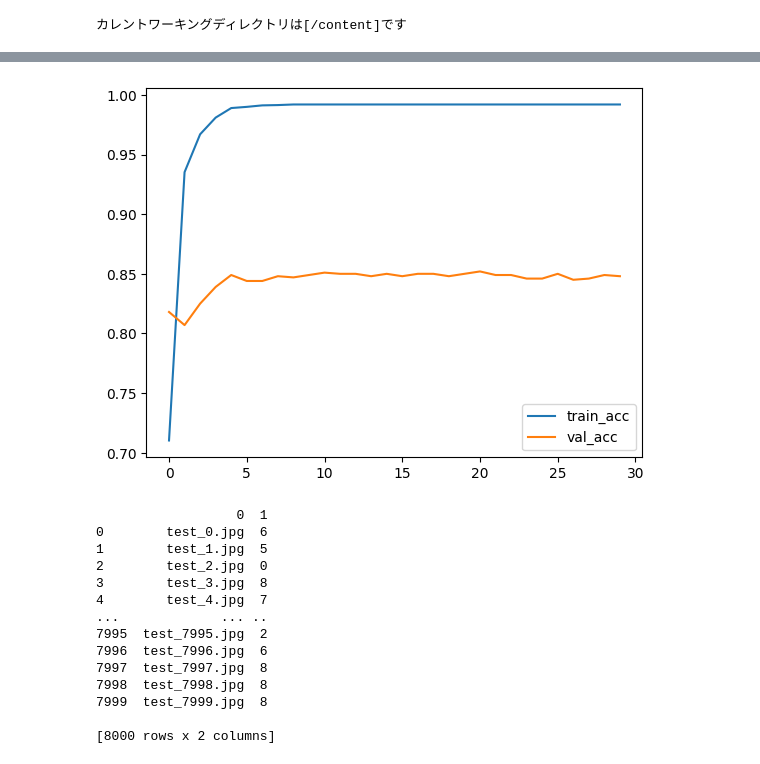
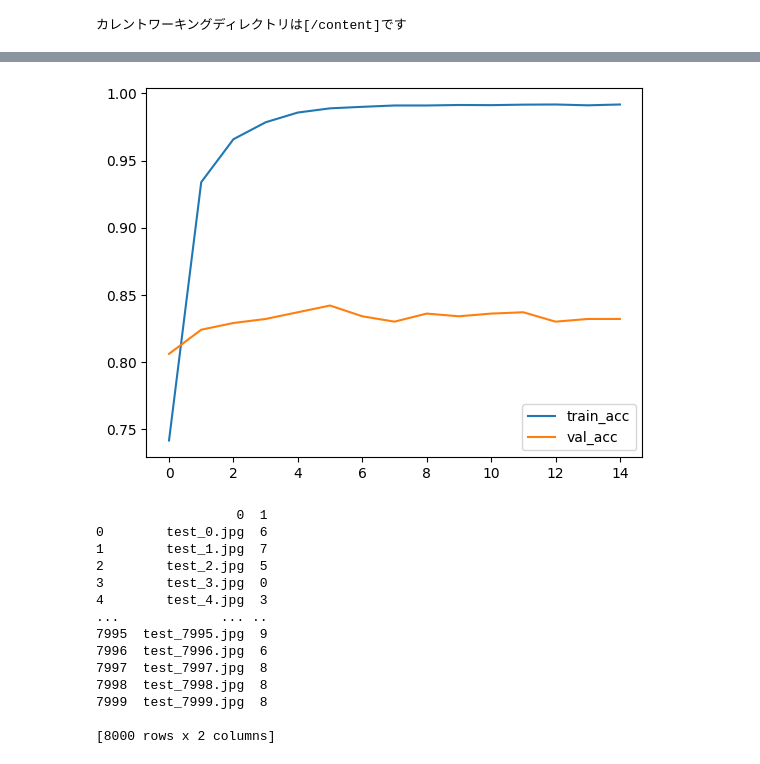
Before and after one commit to yakkunn7422/public_colab, a Jupyter notebook: 2024_AIC2_thema1_main5.ipynb, the cells around one changed output, grey strips where cells are left out. Cells and saved outputs as stored; diff of their text form; code cells hidden in the pictures.

```diff
--- a/2024_AIC2_thema1_main5.ipynb
+++ b/2024_AIC2_thema1_main5.ipynb
@@ -178,7 +238,7 @@ import torch
 import torch.nn as nn
 import torch.optim as optim
 import albumentations
-from torch.utils.data import Dataset
+from torch.utils.data import Dataset, ConcatDataset
 from torchvision import datasets, models, transforms
 from PIL import Image, ImageFilter
 
@@ -190,8 +250,8 @@ work_dir =  '/content/sample_data'
 DEVICE = "cuda" if torch.cuda.is_available() else "cpu"
 TARGET_NUM = 10
 BATCH_SIZE = 128
-LEARNING_RATE = 0.01
-EPOCH = 10
+LEARNING_RATE = 0.005
+EPOCH = 15
 TRANSFER_LEARNING = True
 MODEL_LEARNING = True
 
@@ -200,7 +260,8 @@ data_transforms = {
     'train': transforms.Compose([
         transforms.Resize(256),
         transforms.RandomHorizontalFlip(p=0.5),
-        transforms.GaussianBlur(kernel_size=3, sigma=(0.1, 2.0)),
+        transforms.GaussianBlur(kernel_size=5, sigma=(0.1, 2.0)),
+        transforms.ColorJitter(brightness=0.5, contrast=0.5, saturation=0.5, hue=0.5),
         transforms.ToTensor(),
         transforms.Normalize([0.485, 0.456, 0.406], [0.229, 0.224, 0.225]),
     ]),
@@ -211,7 +272,8 @@ data_transforms = {
     ]),
 }
 
-#dataset作成
+# dataset追加対応
+#dataset作成(旧)
 image_datasets = {
     'train': datasets.ImageFolder('/content/sample_data/new_train_images/train',data_transforms['train']),
     'val': datasets.ImageFolder('/content/sample_data/new_train_images/val',data_transforms['val'])
@@ -229,10 +291,6 @@ dataset_sizes= {
     'val':len(image_datasets['val'])
 }
 
-if not MODEL_LEARNING:
-    print("処理を停止します。")
-    sys.exit()  # プログラムを終了
-
 #ResNet18モデル定義
 def get_model(target_num,isPretrained=False):
 
@@ -245,6 +303,10 @@ def get_model(target_num,isPretrained=False):
     model_ft.fc = nn.Linear(512, target_num)
     model_ft = model_ft.to(DEVICE)
     return model_ft
+
+if not MODEL_LEARNING:
+    print("処理を停止します。")
+    sys.exit()  # プログラムを終了
 
 #モデルのインスタンス作成 転移学習なし（FALSE）
 model_ft = get_model(target_num=TARGET_NUM,isPretrained=TRANSFER_LEARNING)
@@ -351,4 +413,4 @@ train:フェイズ
-[figure, old version]
+[figure, new version]
 # %%
 #学習したモデルを使ってtestデータの推論を実施
 import pandas as pd
@@ -367,8 +429,8 @@ save_dir           = '/content/drive/MyDrive/2024_AIContest2/Thema1/'
 test_zip_file_path = '/content/sample_data/test_images.zip'
 test_file_dir      = os.path.join(work_dir, 'test_images')
 report_format_tsv  = os.path.join(work_dir, 'sample_submit.tsv')
-best_model_path    = os.path.join(save_dir, 'pth/20250317_original_model_14.pth')
-output_file        = os.path.join(save_dir, 'output/20250317_out_submit_14.tsv')
+best_model_path    = os.path.join(save_dir, 'pth/20250403_1137_original_model_5.pth')
+output_file        = os.path.join(save_dir, 'output/20250402_out_submit_4.tsv')
 
 TARGET_NUM = 10
 
@@ -437,12 +499,12 @@ print(submit)
 # %% [output]
                   0  1
 0        test_0.jpg  6
-1        test_1.jpg  5
-2        test_2.jpg  0
-3        test_3.jpg  8
-4        test_4.jpg  7
+1        test_1.jpg  7
+2        test_2.jpg  5
+3        test_3.jpg  0
+4        test_4.jpg  3
 ...             ... ..
-7995  test_7995.jpg  2
+7995  test_7995.jpg  9
 7996  test_7996.jpg  6
 7997  test_7997.jpg  8
 7998  test_7998.jpg  8
```
Also changed, not shown: parts of 3 cells of this notebook.
